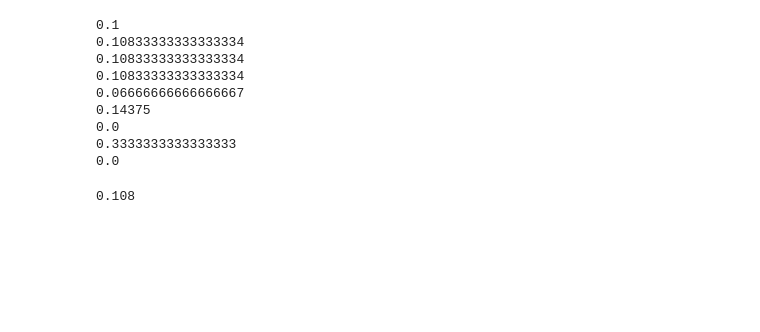
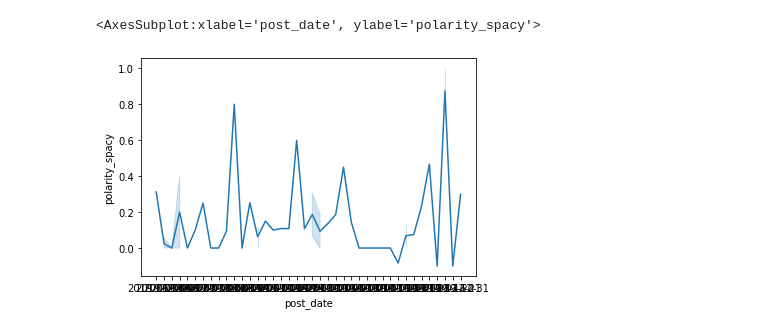
Before and after one commit to Adriengith/market-nlp-tweet-api, a Jupyter notebook: Untitled.ipynb, the cells around one changed output. Saved outputs shown, nothing was run; the diff lists cells and outputs as text; code cells hidden in the pictures; blank space fills up the shorter version.

```diff
--- a/Untitled.ipynb
+++ b/Untitled.ipynb
@@ -57,23 +14,8 @@ df_target
-# %%
-#classer les phrases par rapport à leurs positivités
-list_polarity = []
-
-for element in df_target['body'].values:
-    nlp = spacy.load('en_core_web_sm')
-    nlp.add_pipe('spacytextblob')
-    doc = nlp(element)
-    list_polarity.append(doc._.polarity)
-    print(doc._.polarity)
-
-round(statistics.mean(list_polarity),3)
-# %% [output]
-0.1
-0.10833333333333334
-0.10833333333333334
-0.10833333333333334
-0.06666666666666667
-0.14375
-0.0
-0.3333333333333333
-0.0
-0.108
+# %%
+df = pd.read_csv("renault.csv", sep=",")
+# %%
+
+sns.lineplot(x='post_date', y='polarity_spacy', data=df)
+# %% [output]
+<AxesSubplot:xlabel='post_date', ylabel='polarity_spacy'>
+[figure, added]
```
Also changed, not shown: parts of 11 cells of this notebook, 6 other files.
